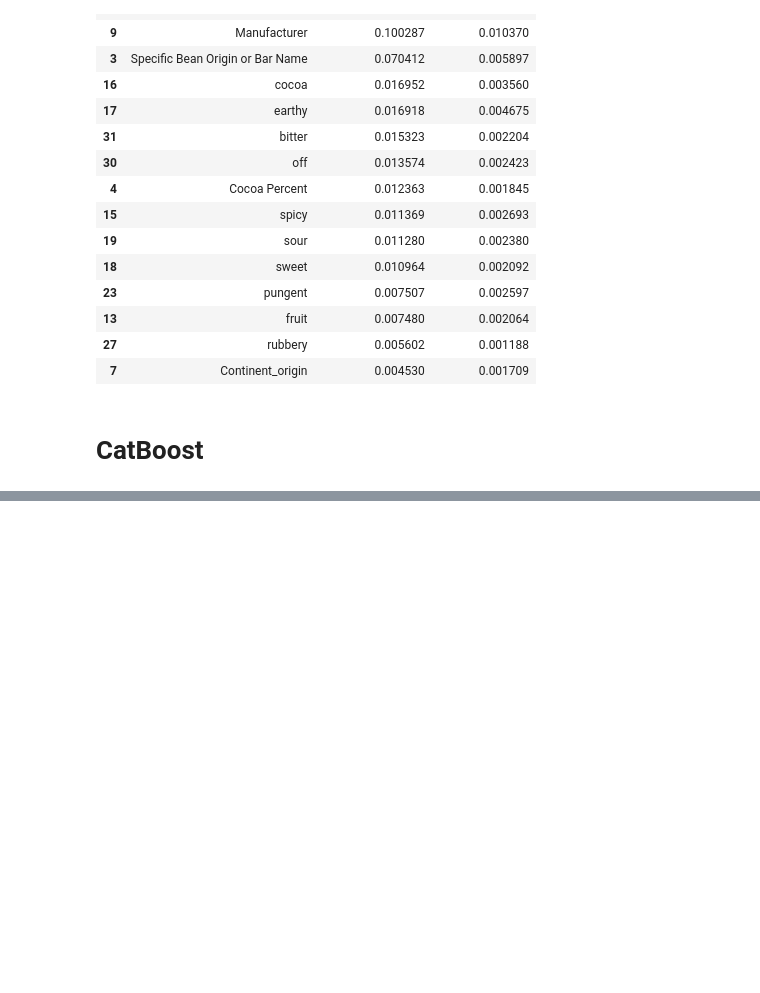
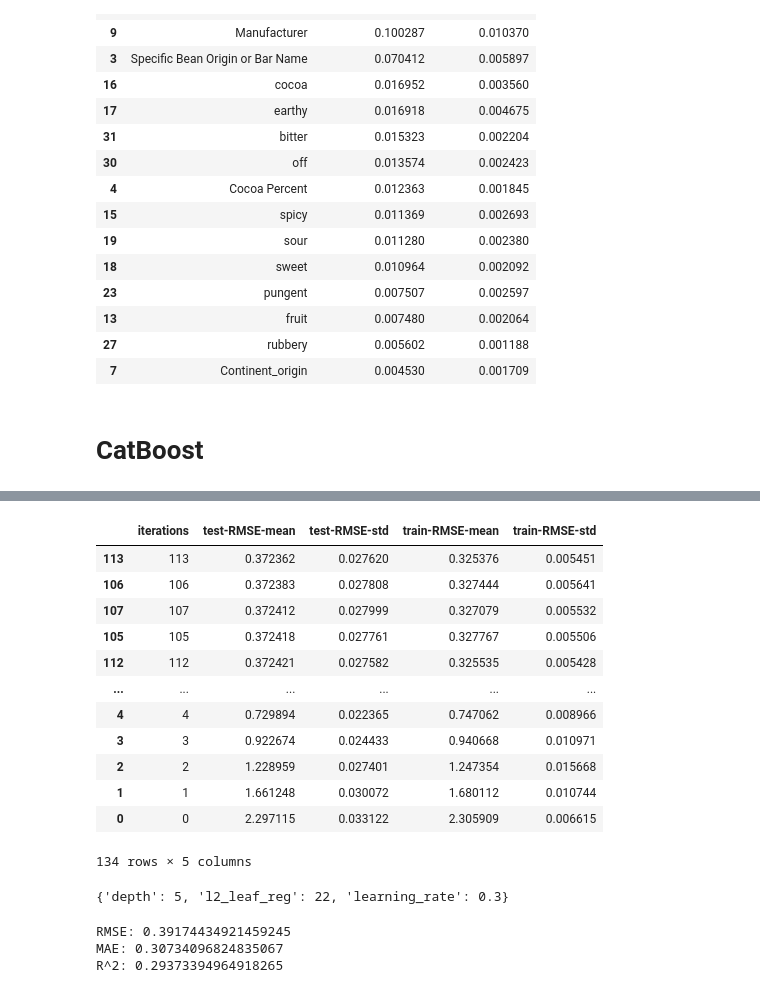
Before and after one commit to SimoneGiovannini/chocolate-rating-project, a Jupyter notebook: models.ipynb, the cells around one changed output, grey strips where cells are left out. Cells and saved outputs as stored; diff of their text form; code cells hidden in the pictures; blank space fills up the shorter version.

```diff
--- a/models.ipynb
+++ b/models.ipynb
@@ -728,0 +739,20 @@ Train RMSE score: 0.36±0.01 on step 15
+# %%
+params = {'loss_function': 'RMSE',
+          'eval_metric': 'RMSE',
+          'iterations': 600,
+          'random_seed': 42,
+          'od_type': 'Iter',
+          'od_wait': 20}
+          #'od_pval': 1e-5'verbose': 50}
+
+cb_mod = CatBoostRegressor(**params)
+
+grid = {'learning_rate': [0.3, 0.4],
+        'l2_leaf_reg': [18, 20, 22],
+        'depth': [5, 6]}
+
+grid_search_result = cb_mod.grid_search(grid,
+                            X=Pool(X_train, y_train, cat_features=cat_features),
+                            cv=10,
+                            plot=True,
+                            verbose=50)
@@ -728,0 +779,26 @@ Train RMSE score: 0.36±0.01 on step 15
+# %%
+pd.DataFrame(grid_search_result['cv_results']).sort_values('test-RMSE-mean')
+# %% [output]
+|  | iterations | test-RMSE-mean | test-RMSE-std | train-RMSE-mean | train-RMSE-std |
+| 113 | 113 | 0.372362 | 0.027620 | 0.325376 | 0.005451 |
+| 106 | 106 | 0.372383 | 0.027808 | 0.327444 | 0.005641 |
+| 107 | 107 | 0.372412 | 0.027999 | 0.327079 | 0.005532 |
+| 105 | 105 | 0.372418 | 0.027761 | 0.327767 | 0.005506 |
+| 112 | 112 | 0.372421 | 0.027582 | 0.325535 | 0.005428 |
+| ... | ... | ... | ... | ... | ... |
+| 4 | 4 | 0.729894 | 0.022365 | 0.747062 | 0.008966 |
+| 3 | 3 | 0.922674 | 0.024433 | 0.940668 | 0.010971 |
+| 2 | 2 | 1.228959 | 0.027401 | 1.247354 | 0.015668 |
+| 1 | 1 | 1.661248 | 0.030072 | 1.680112 | 0.010744 |
+| 0 | 0 | 2.297115 | 0.033122 | 2.305909 | 0.006615 |
+134 rows × 5 columns
+# %%
+grid_search_result['params']
+# %% [output]
+{'depth': 5, 'l2_leaf_reg': 22, 'learning_rate': 0.3}
+# %%
+eval_mod(cb_mod, X_test, y_test)
+# %% [output]
+RMSE: 0.39174434921459245
+MAE: 0.30734096824835067
+R^2: 0.29373394964918265
```
Also changed, not shown: parts of 3 cells of this notebook.
